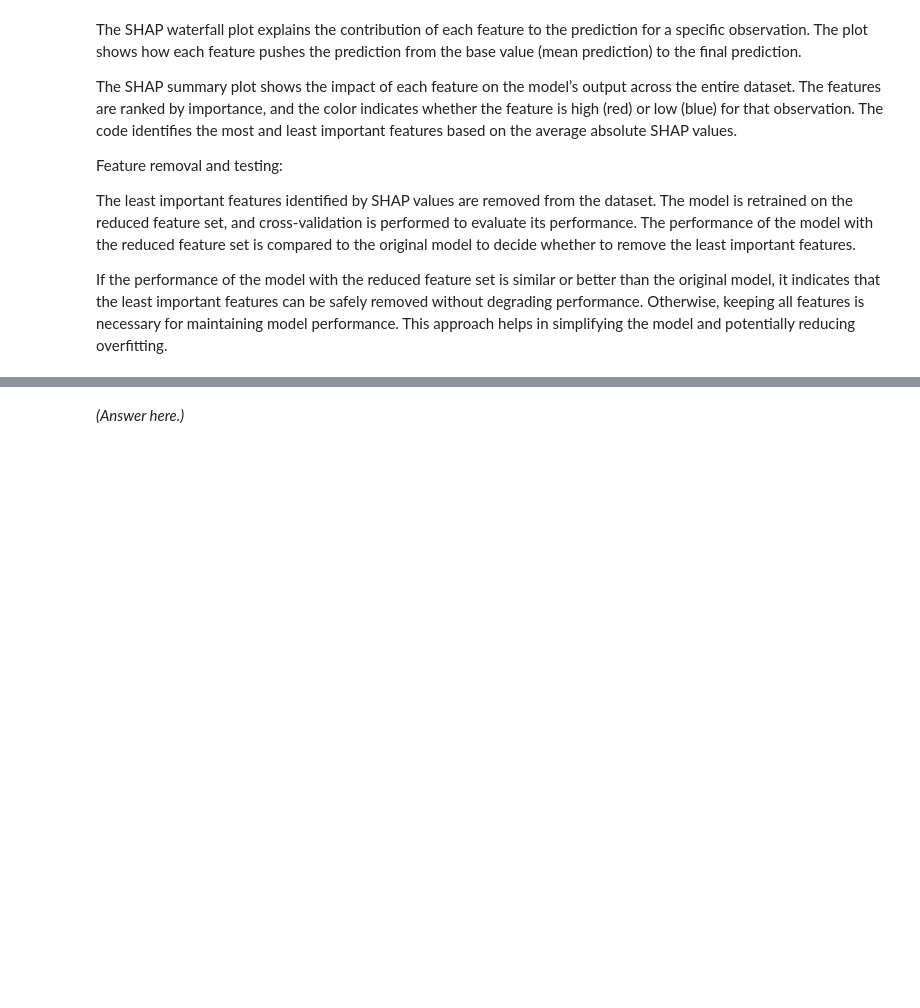
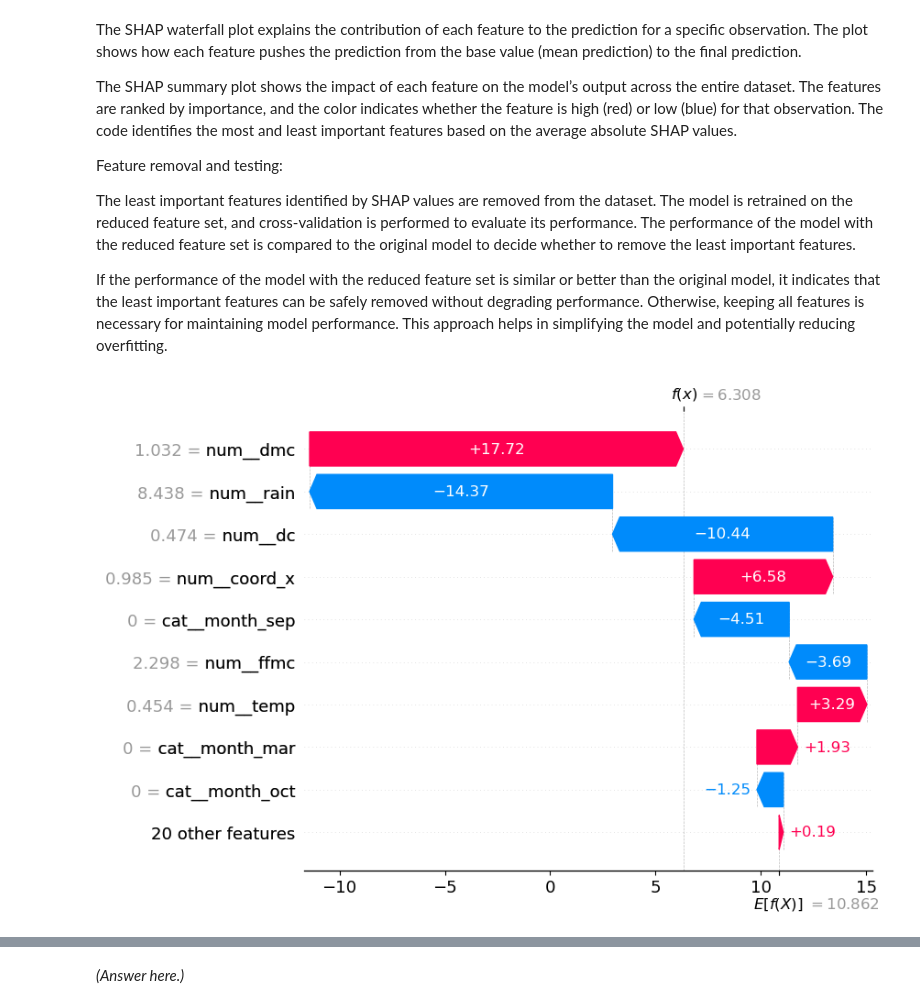
Before and after one commit to krishnakishore163/production, a Jupyter notebook: 02_activities/assignments/assignment_3.ipynb, the cells around one changed output, grey strips where cells are left out. Drawn from its saved outputs; the diff is of its cells as text; code cells hidden in the pictures; blank space fills up the shorter version.

```diff
--- a/02_activities/assignments/assignment_3.ipynb
+++ b/02_activities/assignments/assignment_3.ipynb
@@ -353,0 +305,7 @@ Traceback (most recent call last):
+# %%
+# Pipeline D: preproc2 + advanced model
+pipeline_d = Pipeline([
+    ('preprocessing', preproc2),
+    ('regressor', advanced_regressor)
+])
+pipeline_d
@@ -438,0 +574,22 @@ param_grids = {
+# %%
+# Pipeline D = preproc2 + advanced model
+
+scoring = ['neg_log_loss']
+
+# Parameters for Random Forest
+param_grid_rf = {
+    'regressor__bootstrap': [True, False],
+    'regressor__max_depth': [1, 5, 10, 15],
+    'regressor__n_estimators': [100, 200, 300, 400, 500]
+}
+
+# Grid search for pipeline C
+grid_cv_D = GridSearchCV(
+    estimator=pipeline_d,
+    param_grid=param_grid_rf,
+    cv=5,
+    return_train_score=True
+)
+
+# Fit the GridSearchCV
+grid_cv_D.fit(X_train, Y_train)
@@ -893,3 +704,19 @@ The model is retrained on the reduced feature set, and cross-validation is perfo
 The performance of the model with the reduced feature set is compared to the original model to decide whether to remove the least important features.
 
 If the performance of the model with the reduced feature set is similar or better than the original model, it indicates that the least important features can be safely removed without degrading performance. Otherwise, keeping all features is necessary for maintaining model performance. This approach helps in simplifying the model and potentially reducing overfitting.
+# %%
+import shap
+pipeline_b.fit(X_train,Y_train)
+
+data_transform = pipeline_b.named_steps['preprocessing'].transform(X_test)
+
+explainer = shap.explainers.Linear(
+    pipeline_b.named_steps['regressor'],
+    data_transform,
+    feature_names = pipeline_b.named_steps['preprocessing'].get_feature_names_out())
+
+shap_values = explainer(data_transform)
+# %%
+shap.plots.waterfall(shap_values[1])
+# %% [output]
+[figure, added]
```
Also changed, not shown: parts of 38 cells of this notebook, 3 other files.
